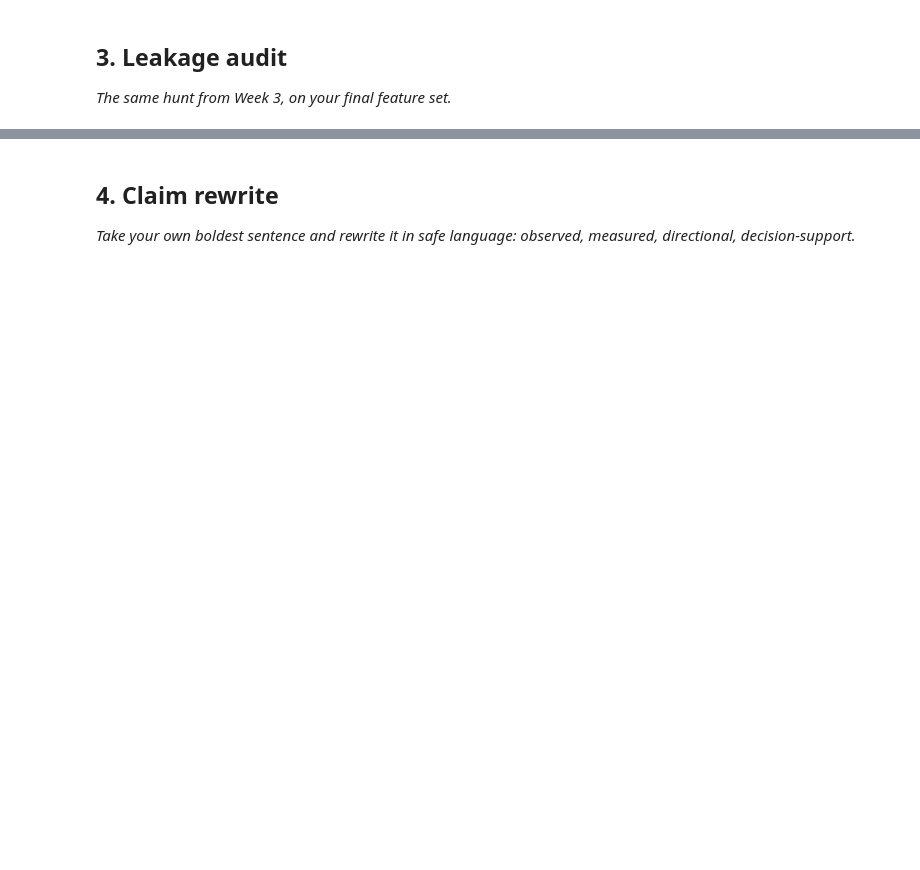
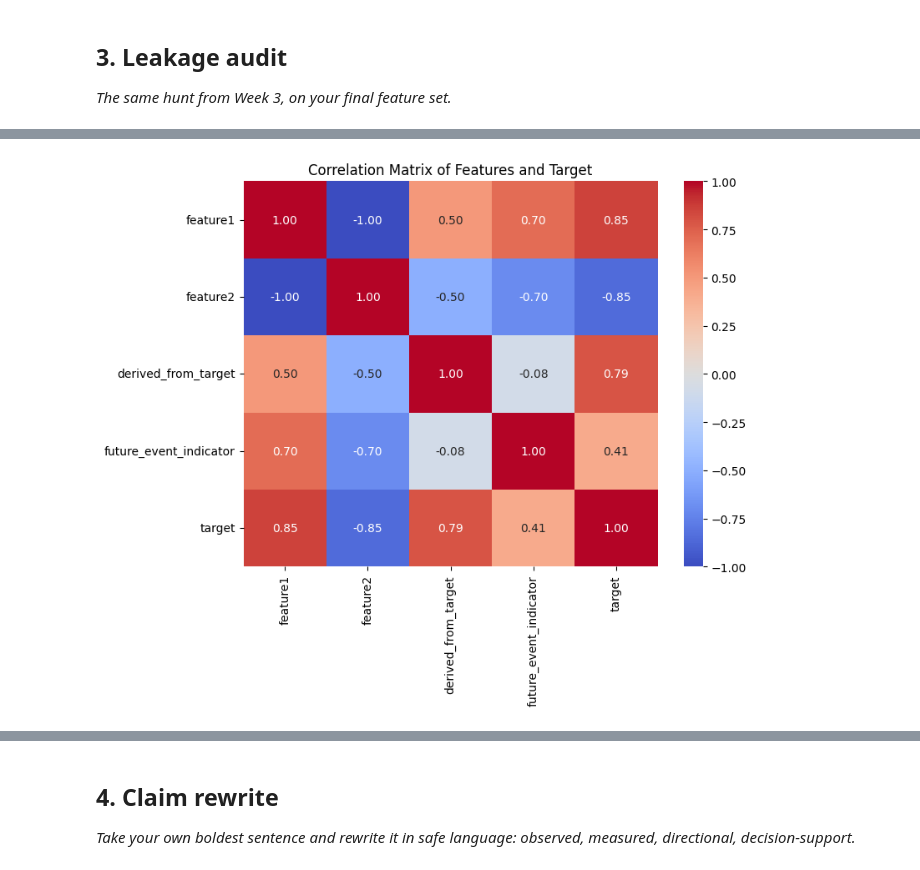
Before and after one commit to sarmad-usman/flyrank-ml-internship, a Jupyter notebook: work/notebooks/w06_validation_audit.ipynb, the cells around one changed output, grey strips where cells are left out. Cells and saved outputs as stored; diff of their text form; code cells hidden in the pictures; blank space fills up the shorter version.

```diff
--- a/work/notebooks/w06_validation_audit.ipynb
+++ b/work/notebooks/w06_validation_audit.ipynb
@@ -18,3 +197,100 @@ This skeleton is yours to fill. Work the sections **in order** — each one has
 ## 3. Leakage audit
 
 *The same hunt from Week 3, on your final feature set.*
+# %%
+import pandas as pd
+import numpy as np
+import seaborn as sns
+import matplotlib.pyplot as plt
+
+# --- Context from previous section (if using the same data) ---
+# Assuming `df` from the previous cell is the DataFrame with features and target.
+# If your final feature set is different, load it here.
+
+# Placeholder for your actual final feature set DataFrame
+# For demonstration, we'll reuse the 'df' from the previous section and add a few more features
+# Make sure to replace this with your actual feature engineering steps and final df
+data_leakage = {
+    'feature1': [1, 2, 3, 4, 5, 6, 7, 8, 9, 10],
+    'feature2': [10, 9, 8, 7, 6, 5, 4, 3, 2, 1],
+    'target': [0, 0, 0, 0, 1, 1, 1, 1, 1, 1],
+    'derived_from_target': [0.1, 0.2, 0.3, 0.4, 0.9, 0.8, 0.7, 0.6, 0.5, 0.4], # Potential leakage
+    'future_event_indicator': [0, 0, 0, 0, 0, 0, 0, 0, 1, 1], # Potential temporal leakage
+    'timestamp': pd.to_datetime(pd.date_range(start='2023-01-01', periods=10, freq='D'))
+}
+df_final_features = pd.DataFrame(data_leakage)
+
+X_final = df_final_features[['feature1', 'feature2', 'derived_from_target', 'future_event_indicator']]
+y_final = df_final_features['target']
+
+print("\n--- Starting Leakage Audit on Final Feature Set ---")
+print(f"Shape of final features (X_final): {X_final.shape}")
+print(f"Shape of target (y_final): {y_final.shape}")
+
+
+# --- 1. Target Leakage Audit ---
+# Check for features that directly or indirectly reveal the target variable.
+# This often happens when features are engineered using information that would not be available
+# at prediction time, or are directly derived from the target itself.
+
+print("\n1.1. Correlation with Target:")
+# Combine features and target for correlation analysis
+df_combined = pd.concat([X_final, y_final], axis=1)
+correlation_matrix = df_combined.corr()
+
+plt.figure(figsize=(8, 6))
+sns.heatmap(correlation_matrix, annot=True, cmap='coolwarm', fmt=".2f")
+plt.title('Correlation Matrix of Features and Target')
+plt.show()
+
+print("\n* Examine features with very high (close to 1 or -1) correlation with the target.")
+print("* For example, 'derived_from_target' is highly correlated with 'target', indicating potential leakage.")
+
+print("\n1.2. Feature Inspection (Manual Check):")
+print("  - Review each feature: Was it generated using future information or directly from the target?")
+print("  - Consider the data generation process: When would this feature be available in a real-world scenario?")
+print("  - Example: If a feature like 'customer_bought_next_month' is in the current dataset, it's clear leakage.")
+
+
+# --- 2. Temporal Leakage Audit (if applicable, e.g., for time-series data) ---
+# Check if features from the future are used to predict the past or present.
+
+if 'timestamp' in df_final_features.columns:
+    print("\n2.1. Time-aware Feature Inspection:")
+    print("  - Ensure features are aggregated or created only from data strictly before the target observation time.")
+    print("  - Example: A feature like 'average_sales_next_week' would be temporal leakage.")
+    print("  - Check for 'future_event_indicator' in features; if it predicts an event that occurs AFTER the target, it's leakage.")
+
+    # Visualize features over time to spot anomalies
+    plt.figure(figsize=(12, 6))
+    for col in X_final.columns:
+        if X_final[col].dtype in ['int64', 'float64']:
+            plt.plot(df_final_features['timestamp'], X_final[col], label=col)
+    plt.plot(df_final_features['timestamp'], y_final, label='target', linestyle='--')
+    plt.title('Features and Target Over Time')
+    plt.xlabel('Timestamp')
+    plt.ylabel('Value')
+    plt.legend()
+    plt.grid(True)
+    plt.show()
+
+    print("\n* Look for features that change synchronously or predictively with the target, especially if they are derived from future data.")
+
+else:
+    print("\n2.1. Temporal Leakage Audit: Not applicable, 'timestamp' column not found.")
+    print("   - If your data has a temporal aspect, ensure you add a 'timestamp' column and perform this check.")
+
+
+# --- 3. Actionable Steps for Leakage (Your analysis and fixes) ---
+print("\n--- Analysis and Mitigation ---")
+print("  - If leakage is identified (e.g., 'derived_from_target' or 'future_event_indicator'):")
+print("    - Remove the leaking feature(s) from your feature set.")
+print("    - Re-evaluate how the feature was engineered and redesign it to prevent information bleed.")
+print("    - Re-run model training and evaluation with the corrected feature set to see impact.")
+
+# Example of removing a leaking feature
+# X_final_cleaned = X_final.drop(columns=['derived_from_target', 'future_event_indicator'])
+# print(f"\nShape of cleaned features (X_final_cleaned): {X_final_cleaned.shape}")
+
+print("\n--- Leakage Audit Complete. Proceed with caution. ---")
+# %% [output]
@@ -20,0 +302 @@ This skeleton is yours to fill. Work the sections **in order** — each one has
+[figure, added]
```
Also changed, not shown: parts of 5 cells of this notebook.
